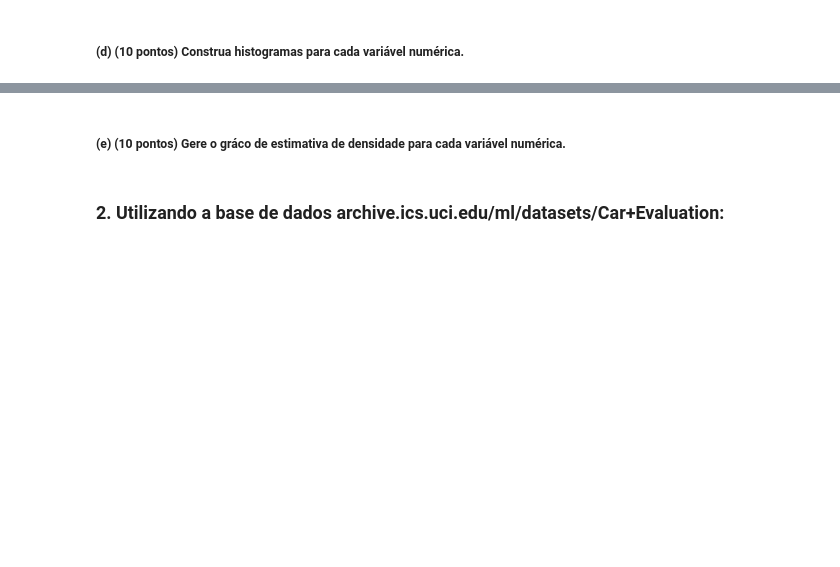
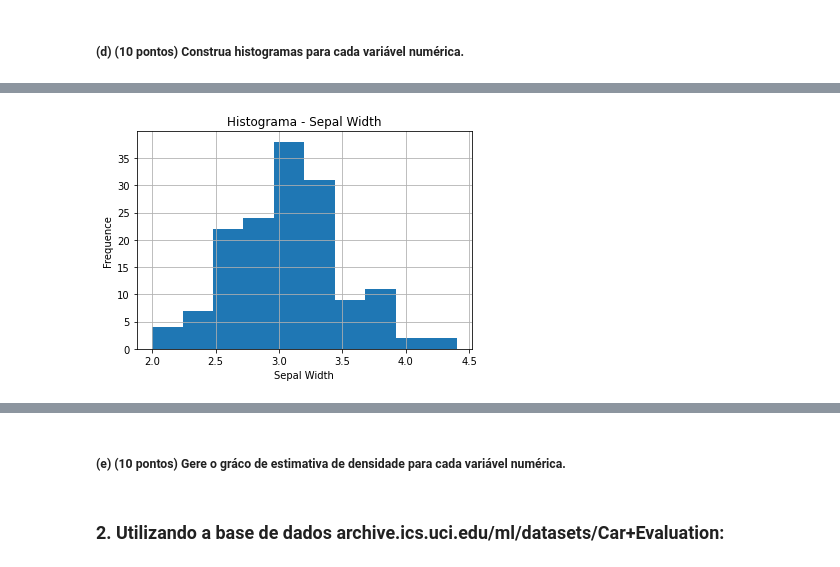
Before and after one commit to yuriresendematias/Aprendizagem-de-Maquina, a Jupyter notebook: Semana 5/Atividade5.ipynb, the cells around one changed output, grey strips where cells are left out. Cells and saved outputs as stored; diff of their text form; code cells hidden in the pictures; blank space fills up the shorter version.

```diff
--- a/Semana 5/Atividade5.ipynb
+++ b/Semana 5/Atividade5.ipynb
@@ -24,0 +116,9 @@ numeric_data.boxplot()
+# %%
+plt.xlabel('Sepal Width')
+plt.ylabel('Frequence')
+plt.title('Histograma - Sepal Width')
+plt.hist(data_set['sepal.width'])
+plt.grid(True)
+plt.show()
+# %% [output]
+[figure, added]
```
Also changed, not shown: parts of 11 cells of this notebook.
